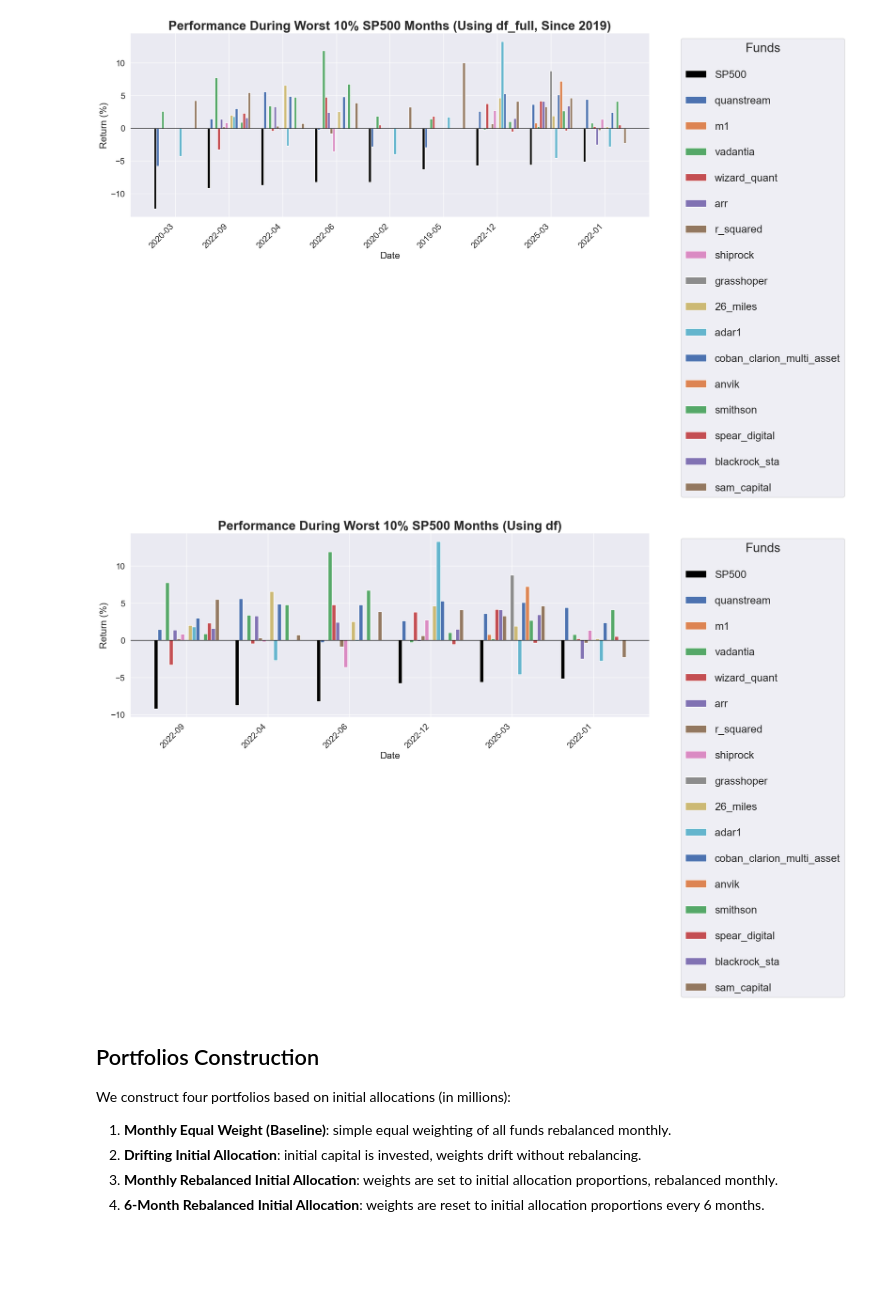
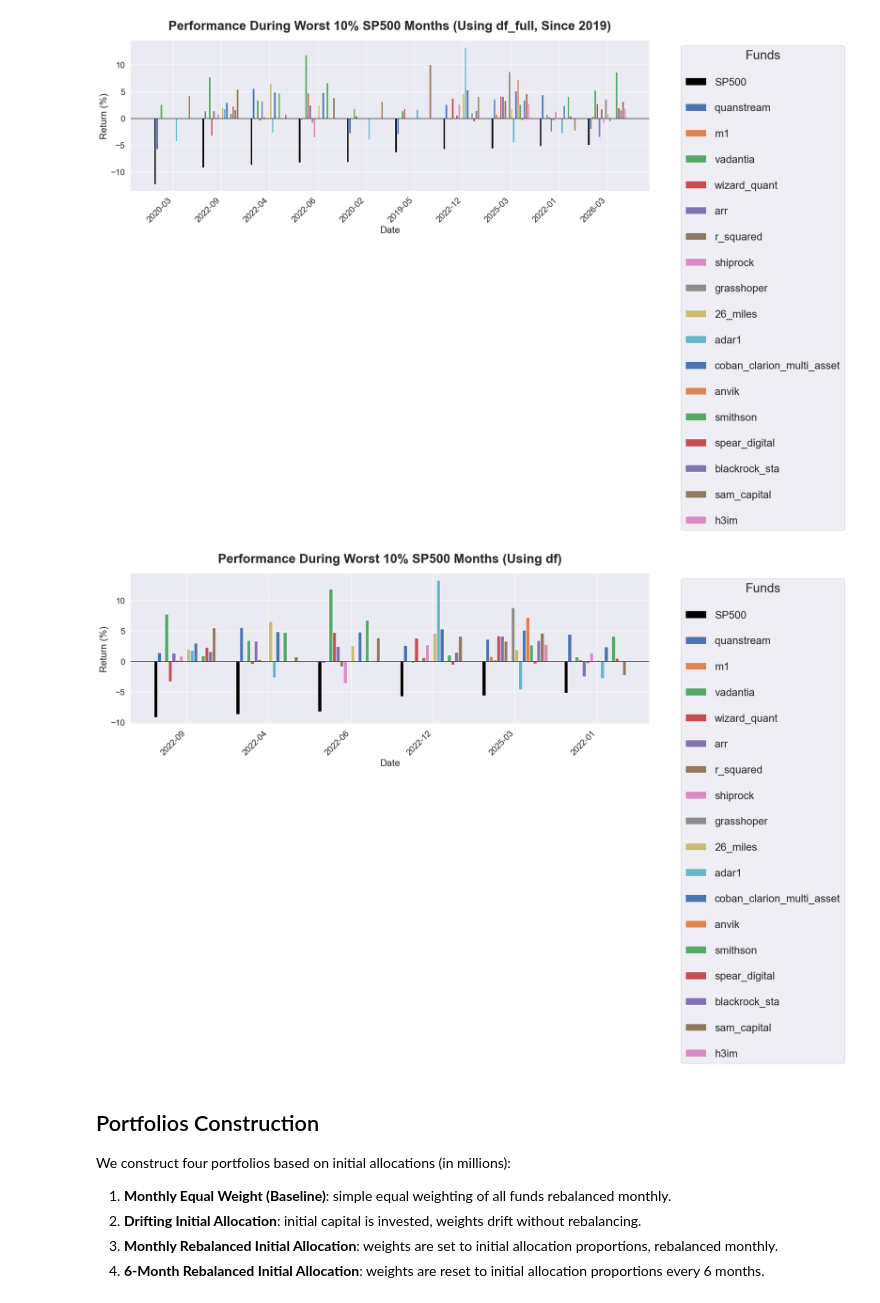
Before and after one commit to arthurdhonneur7/athenee_hf_portfolio, a Jupyter notebook: target_pflio.ipynb, the cells around one changed output. Cells and saved outputs as stored; diff of their text form; code cells hidden in the pictures; blank space fills up the shorter version.

Commit message:
modifying things and changing the quantstream name

```diff
--- a/target_pflio.ipynb
+++ b/target_pflio.ipynb
@@ -12,7 +12,7 @@ df = pd.read_csv('./data/concat_hf_data.csv', parse_dates=True).set_index('date'
 df.index = pd.to_datetime(df.index)
 
 funds = [
-    'quanstream',
+    'quantstream',
     'm1',
     'vadantia',
     # 'enko',
@@ -31,7 +31,8 @@ funds = [
     'smithson',
     'spear_digital',
     'blackrock_sta',
-    'sam_capital'
+    'sam_capital',
+    'h3im'
 ]
 
 # Ensure we keep sp500 for the analysis later
@@ -43,7 +44,7 @@ df['wizard_quant'] = df['wizard_quant'] * 2.3 - 0.04 / 12
 df['smithson'] *= 0.7
 df['26_miles'] *= 0.7
 df['anvik'] *= 0.7
-df['quanstream'] *= 0.8
+df['quantstream'] *= 0.8
 df['sam_capital'] *= 2
 
 df = df[cols_to_keep]
@@ -57,7 +58,7 @@ df = df[( df.index >= START_DATE ) & ( df.index <= CUTOFF_DATE ) ]
 df.tail()
 
 fund_qualifications = {
-    'quanstream': 'Quant volatility sellers',
+    'quantstream': 'Quant volatility sellers',
     'm1': 'Crypto carry trade',
     'vadantia': 'Quant FX / Metals trading',
     'arr': 'Equity trading oriented',
@@ -67,12 +68,13 @@ fund_qualifications = {
     '26_miles': 'Quant Indian medium frequency',
     'adar1': 'Biotech focused',
     'grasshoper': 'Quant high frequency',
-    'wizard_quant': 'Chinese quant market neutral'
+    'wizard_quant': 'Chinese quant market neutral',
+    'h3im': 'FX Swap Arbitrage'
 }
 
 
 fund_short_names = {
-    'quanstream': 'Quant Vol',
+    'quantstream': 'Quant Vol',
     'm1': 'Crypto Carry',
     'vadantia': 'Quant FX',
     'arr': 'Equity Trading',
@@ -82,7 +84,8 @@ fund_short_names = {
     '26_miles': 'Quant Indian',
     'adar1': 'Biotech',
     'grasshoper': 'Quant HFT',
-    'wizard_quant': 'Chinese MN'
+    'wizard_quant': 'Chinese MN',
+    'h3im': 'FX Swap Arbitrage'
 }
 # %%
 import numpy as np
@@ -334,7 +338,7 @@ plt.show()
 # --- Worst 10% SP500 Months Analysis (All Funds) ---
 import pandas as pd
 
-def plot_worst_sp500_months_interactive(data_df, title_suffix="", start_date=None, save_path=None, figsize=(20, 10)):
+def plot_worst_sp500_months_interactive(data_df, title_suffix="", start_date=None, save_path=None, figsize=(20, 10), pad=20):
     df_plot = data_df.copy()
     if start_date:
         df_plot = df_plot[df_plot.index >= pd.to_datetime(start_date)]
@@ -365,36 +369,36 @@ def plot_worst_sp500_months_interactive(data_df, title_suffix="", start_date=Non
     # Plot SP500 first (in black)
     ax.bar(x - width * (num_cols / 2 - 0.5), plot_data['sp500'], width, label='SP500', color='black')
 
     # Plot other funds
     for i, col in enumerate([c for c in cols_to_plot if c != 'sp500']):
         ax.bar(x - width * (num_cols / 2 - 0.5) + (i + 1) * width, plot_data[col], width, label=col)
 
-    ax.set_title(f'Performance During Worst 10% SP500 Months {title_suffix}', fontsize=24, fontweight='bold')
+    ax.set_title(f'Performance During Worst 10% SP500 Months {title_suffix}', fontsize=24, fontweight='bold', pad=pad)
     ax.set_xlabel('Date', fontsize=18)
     ax.set_ylabel('Return (%)', fontsize=18)
     ax.tick_params(axis='y', labelsize=16)
     ax.set_xticks(x)
     ax.set_xticklabels(plot_data.index, rotation=45, ha='right', fontsize=16)
     ax.legend(title='Funds', bbox_to_anchor=(1.05, 1), loc='upper left', fontsize=20, title_fontsize=24, labelspacing=1.5, markerscale=2)
     ax.axhline(0, color='black', linewidth=1)
 
     plt.tight_layout()
 
     if save_path:
         import os
         os.makedirs(os.path.dirname(save_path), exist_ok=True)
         fig.savefig(save_path, bbox_inches='tight')
 
     plt.show()
 
 # Plot using df_full starting from 2019
 plot_worst_sp500_months_interactive(df_full, "(Using df_full, Since 2019)", start_date="2019-01-01")
 
 # Plot using df
 plot_worst_sp500_months_interactive(df, "(Using df)")
 # %% [output]
-[figure, old version]
+[figure, new version]
-[figure, old version]
+[figure, new version]
 # %% [markdown]
 ## Portfolios Construction
 
```
Also changed, not shown: parts of 9 cells of this notebook, 21 other files.
